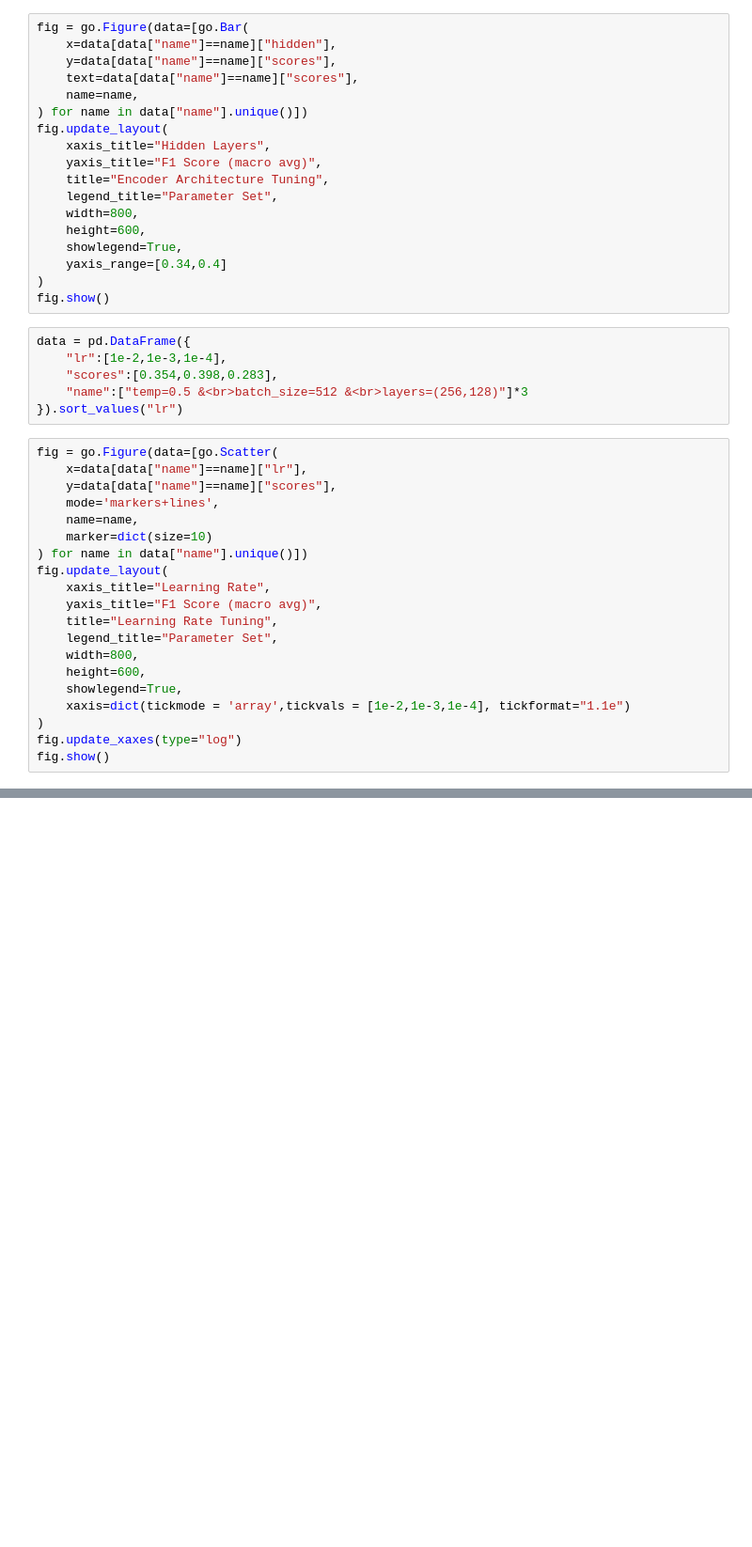
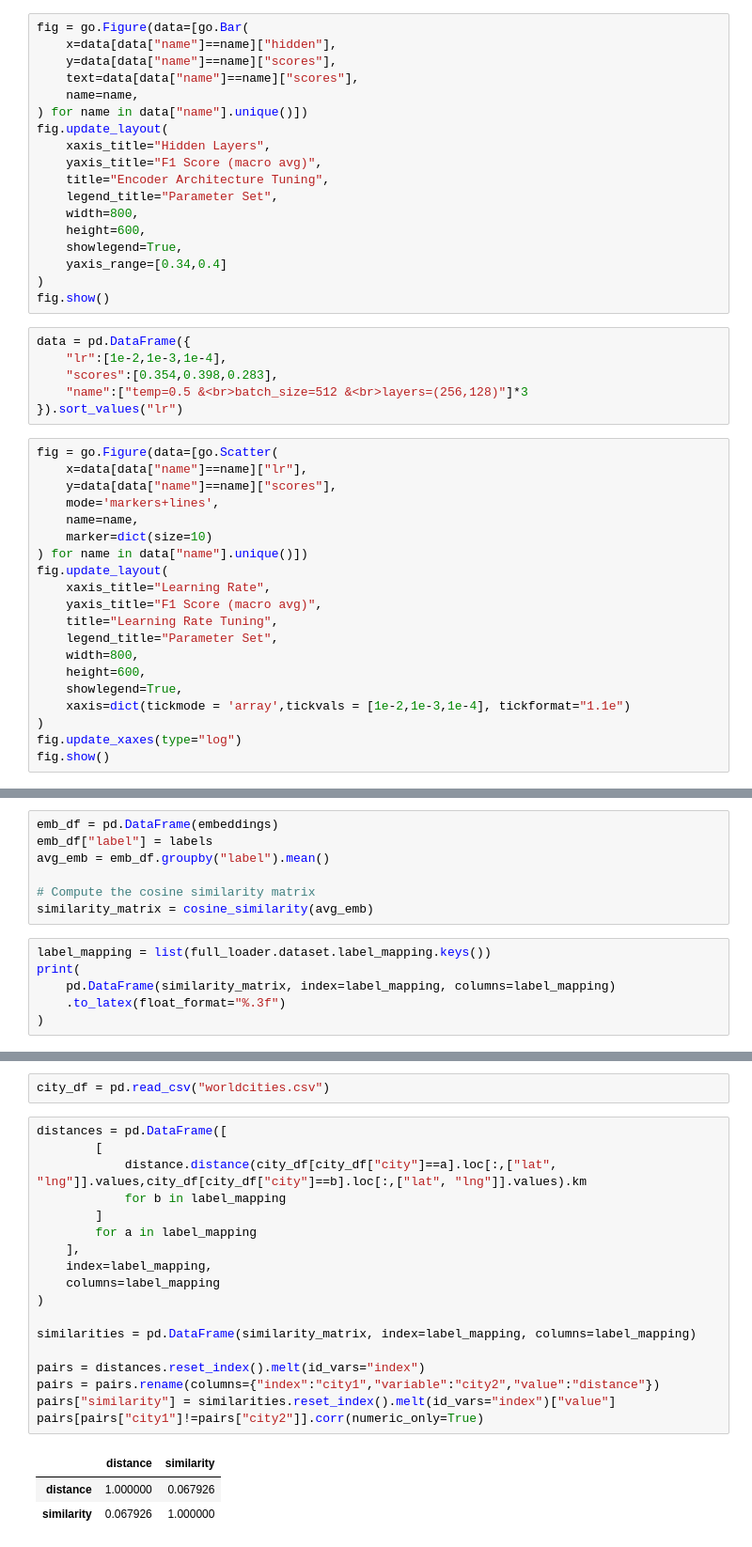
Before and after one commit to JakobLindscheid/UC-project, a Jupyter notebook: charts.ipynb, the cells around one changed output, grey strips where cells are left out. Shown at 94% size. Cells and saved outputs as stored; diff of their text form; blank space fills up the shorter version.

Commit message:
Added visualizations/tables for paper

```diff
--- a/charts.ipynb
+++ b/charts.ipynb
@@ -150,0 +232,13 @@ fig.show()
+# %%
+emb_df = pd.DataFrame(embeddings)
+emb_df["label"] = labels
+avg_emb = emb_df.groupby("label").mean()
+
+# Compute the cosine similarity matrix
+similarity_matrix = cosine_similarity(avg_emb)
+# %%
+label_mapping = list(full_loader.dataset.label_mapping.keys())
+print(
+    pd.DataFrame(similarity_matrix, index=label_mapping, columns=label_mapping)
+    .to_latex(float_format="%.3f")
+)
@@ -150,0 +272,24 @@ fig.show()
+# %%
+city_df = pd.read_csv("worldcities.csv")
+# %%
+distances = pd.DataFrame([
+        [
+            distance.distance(city_df[city_df["city"]==a].loc[:,["lat", "lng"]].values,city_df[city_df["city"]==b].loc[:,["lat", "lng"]].values).km
+            for b in label_mapping
+        ]
+        for a in label_mapping
+    ],
+    index=label_mapping,
+    columns=label_mapping
+)
+
+similarities = pd.DataFrame(similarity_matrix, index=label_mapping, columns=label_mapping)
+
+pairs = distances.reset_index().melt(id_vars="index")
+pairs = pairs.rename(columns={"index":"city1","variable":"city2","value":"distance"})
+pairs["similarity"] = similarities.reset_index().melt(id_vars="index")["value"]
+pairs[pairs["city1"]!=pairs["city2"]].corr(numeric_only=True)
+# %% [output]
+|  | distance | similarity |
+| distance | 1.000000 | 0.067926 |
+| similarity | 0.067926 | 1.000000 |
```
Also changed, not shown: parts of 15 cells of this notebook, 4 other files.
